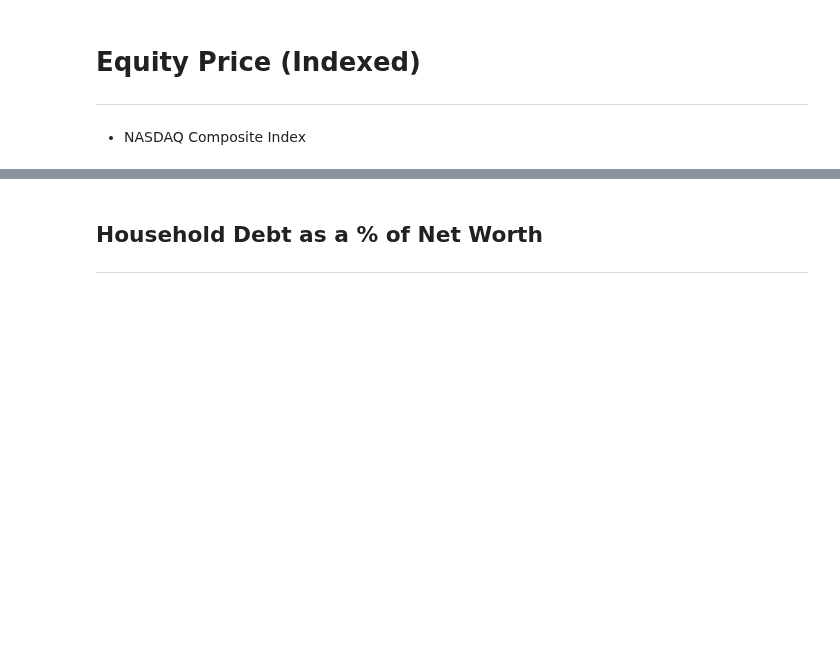
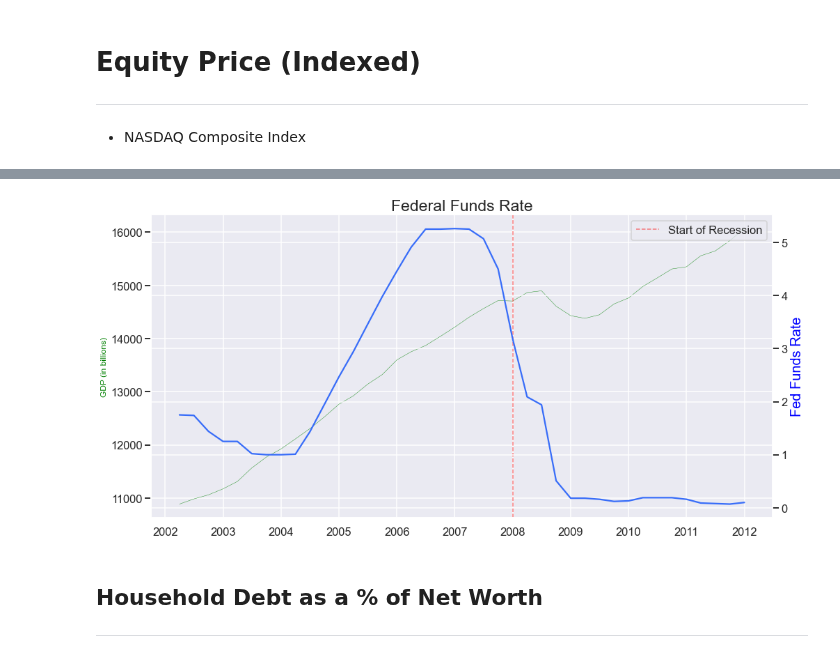
Before and after one commit to bridaniels/Principles_NavigatingBigDebtCrises, a Jupyter notebook: Part1/deflationDebtCycle/04_depression.ipynb, the cells around one changed output, grey strips where cells are left out. Drawn from its saved outputs; the diff is of its cells as text; code cells hidden in the pictures; blank space fills up the shorter version.

```diff
--- a/Part1/deflationDebtCycle/04_depression.ipynb
+++ b/Part1/deflationDebtCycle/04_depression.ipynb
@@ -139,3 +146,24 @@ Text(0, 0.5, 'GDP (in billions)')
+# %%
+full_df = try1.gdp_growth()
+# %%
+fig,ax = plt.subplots(figsize=(16,8))
+
+starting = datetime.strptime(start_4, '%Y-%m-%d')
+
+ax.set_title('Federal Funds Rate', fontsize=23)
+sns.lineplot(data=full_df, x=full_df.index, y='GDP', ax=ax, color='green', linewidth=0.4)
+ax.set_ylabel('GDP (in billions)', color='green', fontsize=12)
+ax.axvline(x=starting, linestyle='--', linewidth=1.5, color='red', alpha=0.5, label='Start of Recession')
+ax.legend(loc=1)
+
+ax2 = ax.twinx()
+sns.lineplot(data=full_df, x=full_df.index, y='fedfunds', ax=ax2)
+ax2.set_ylabel('Fed Funds Rate', color='blue', fontsize=20)
+
+
+plt.show()
+# %% [output]
+[figure, added]
 # %% [markdown]
 ## Household Debt as a % of Net Worth
 ---
```
Also changed, not shown: parts of 9 cells of this notebook, 1 other file.
